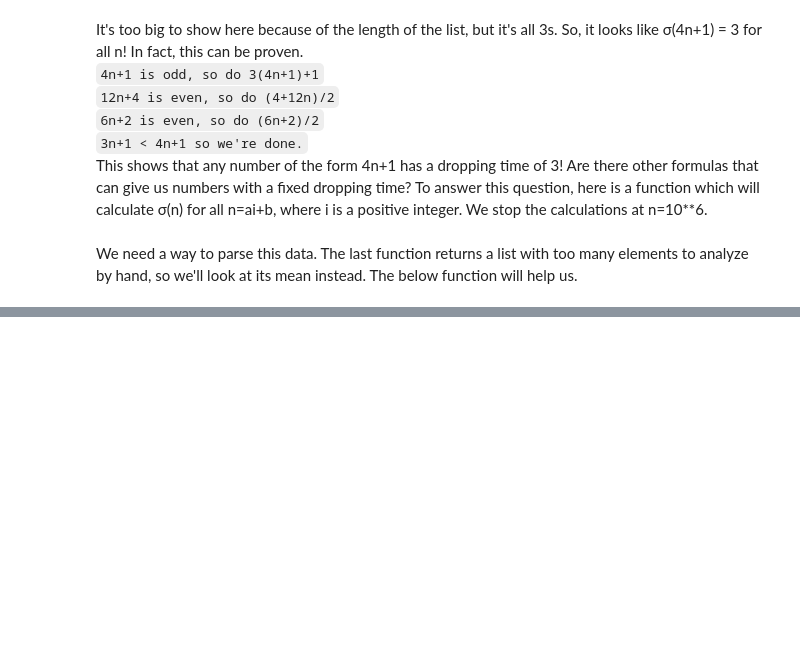
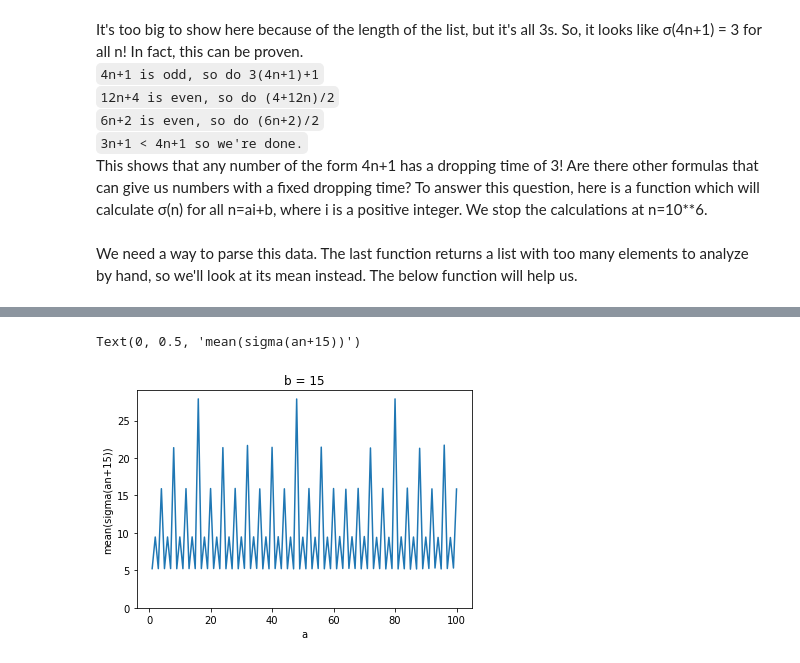
Before and after one commit to gencross/CollatzGroup3, a Jupyter notebook: MilesCollatzNotebook.ipynb, the cells around one changed output, grey strips where cells are left out. Saved outputs shown, nothing was run; the diff lists cells and outputs as text; code cells hidden in the pictures; blank space fills up the shorter version.

```diff
--- a/MilesCollatzNotebook.ipynb
+++ b/MilesCollatzNotebook.ipynb
@@ -266,0 +296,7 @@ histogram_plot(avg_list)
+# %%
+line_plot(average_sigma(15)[:100])
+plt.title("b = 15")
+plt.ylabel("mean(sigma(an+15))")
+# %% [output]
+Text(0, 0.5, 'mean(sigma(an+15))')
+[figure, added]
```
Also changed, not shown: parts of 14 cells of this notebook.
